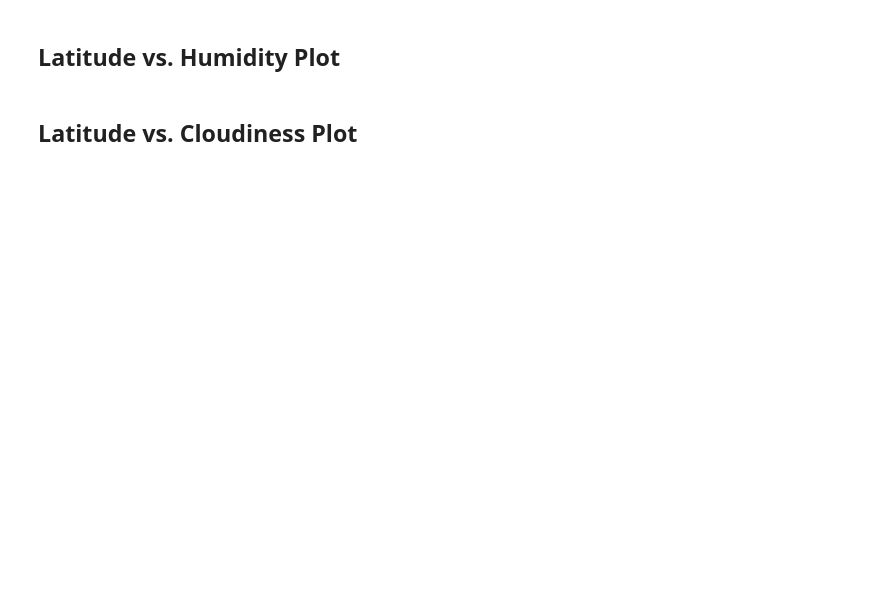
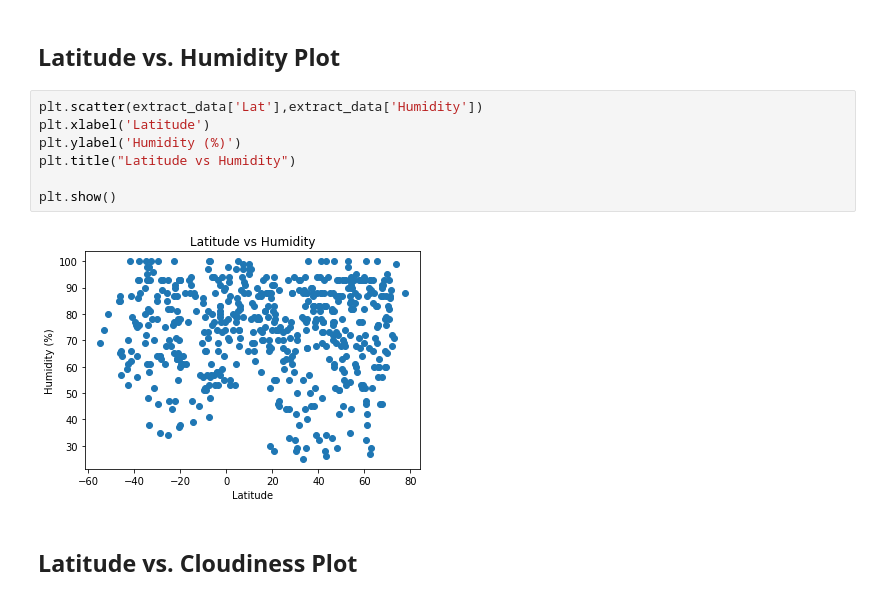
Before and after one commit to temidolan/Python-Application-Program-Interface, a Jupyter notebook: 06-Python-APIs/Instructions/starter_code/WeatherPy.ipynb, the cells around one changed output. Cells and saved outputs as stored; diff of their text form; blank space fills up the shorter version.

```diff
--- a/06-Python-APIs/Instructions/starter_code/WeatherPy.ipynb
+++ b/06-Python-APIs/Instructions/starter_code/WeatherPy.ipynb
@@ -178,4 +300,13 @@ new_weather2_df
 # %% [markdown]
 ## Latitude vs. Humidity Plot
+# %%
+plt.scatter(extract_data['Lat'],extract_data['Humidity'])
+plt.xlabel('Latitude')
+plt.ylabel('Humidity (%)')
+plt.title("Latitude vs Humidity")
+
+plt.show()
+# %% [output]
+[figure, added]
 # %% [markdown]
 ## Latitude vs. Cloudiness Plot
```
Also changed, not shown: parts of 16 cells of this notebook, 2 other files.
